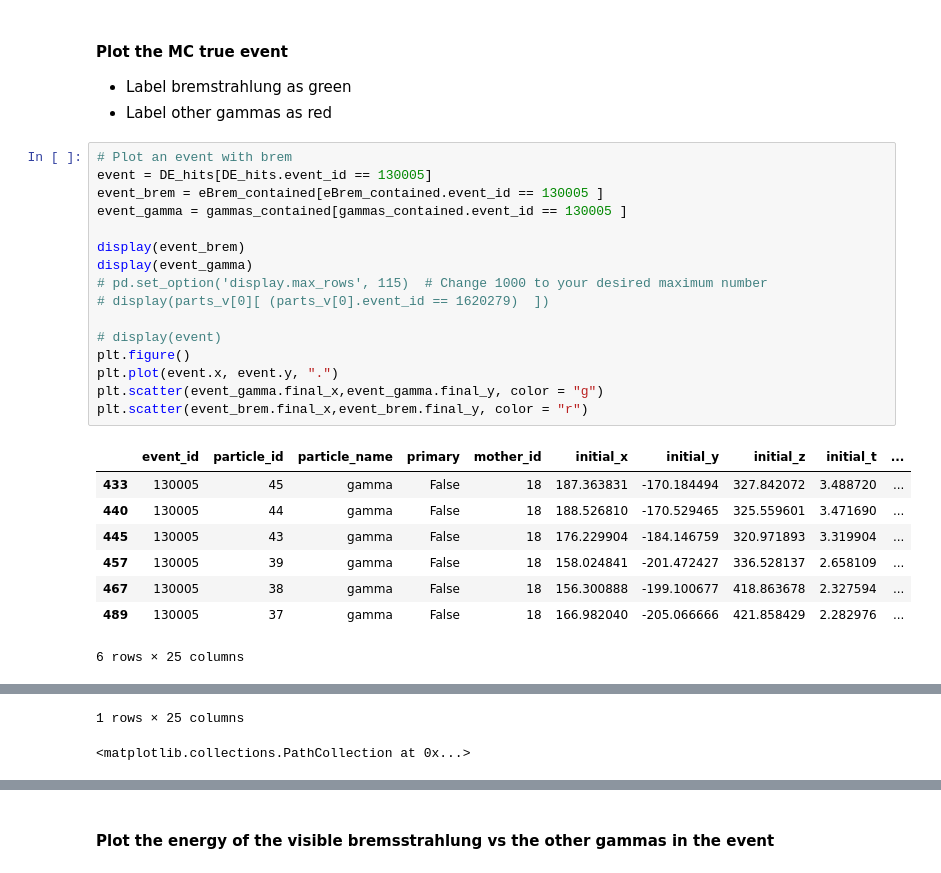
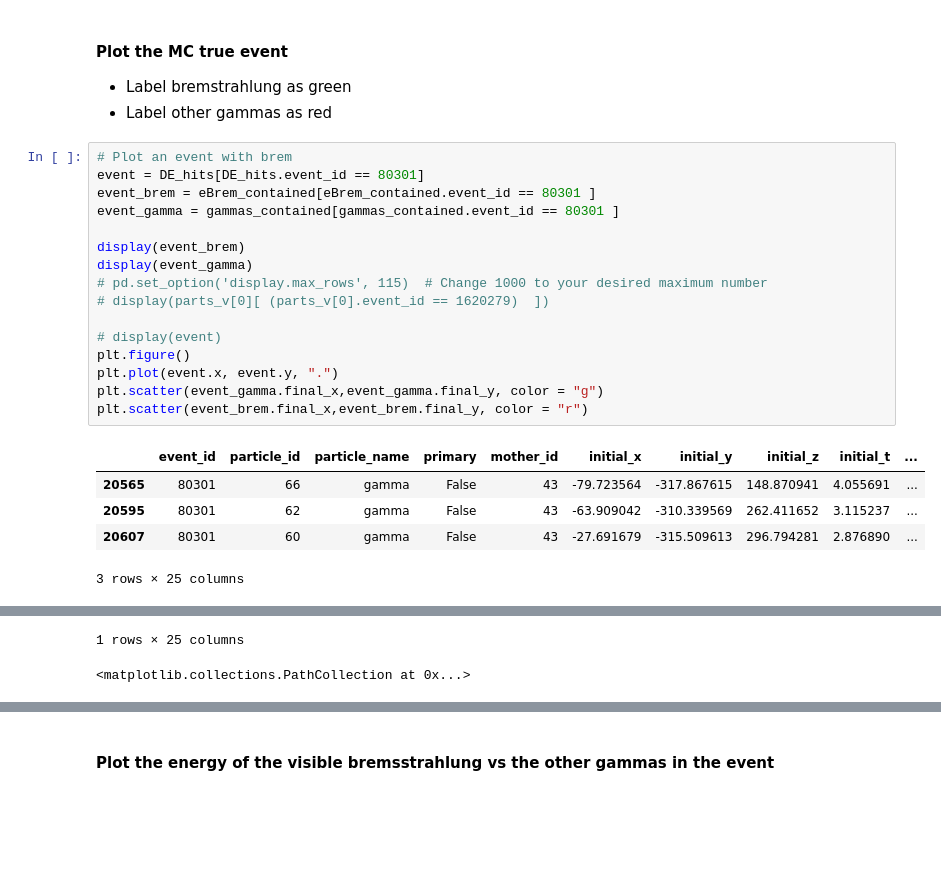
Before and after one commit to kvjmistry/DoubleBeta, a Jupyter notebook: Bremsstrahlung/StudyGammasPorts.ipynb, the cells around one changed output, grey strips where cells are left out. Cells and saved outputs as stored; diff of their text form; blank space fills up the shorter version.

```diff
--- a/Bremsstrahlung/StudyGammasPorts.ipynb
+++ b/Bremsstrahlung/StudyGammasPorts.ipynb
@@ -176,27 +193,24 @@ gammas_contained = gammas_contained[gammas_contained.kin_energy < 0.5] # remove
 - Label other gammas as red
 # %%
 # Plot an event with brem
-event = DE_hits[DE_hits.event_id == 130005]
-event_brem = eBrem_contained[eBrem_contained.event_id == 130005 ]
-event_gamma = gammas_contained[gammas_contained.event_id == 130005 ]
+event = DE_hits[DE_hits.event_id == 80301]
+event_brem = eBrem_contained[eBrem_contained.event_id == 80301 ]
+event_gamma = gammas_contained[gammas_contained.event_id == 80301 ]
 
 display(event_brem)
 display(event_gamma)
 # pd.set_option('display.max_rows', 115)  # Change 1000 to your desired maximum number
 # display(parts_v[0][ (parts_v[0].event_id == 1620279)  ])
 
 # display(event)
 plt.figure()
 plt.plot(event.x, event.y, ".")
 plt.scatter(event_gamma.final_x,event_gamma.final_y, color = "g")
 plt.scatter(event_brem.final_x,event_brem.final_y, color = "r")
 # %% [output]
 |  | event_id | particle_id | particle_name | primary | mother_id | initial_x | initial_y | initial_z | initial_t | ... |
-| 433 | 130005 | 45 | gamma | False | 18 | 187.363831 | -170.184494 | 327.842072 | 3.488720 | ... |
-| 440 | 130005 | 44 | gamma | False | 18 | 188.526810 | -170.529465 | 325.559601 | 3.471690 | ... |
-| 445 | 130005 | 43 | gamma | False | 18 | 176.229904 | -184.146759 | 320.971893 | 3.319904 | ... |
-| 457 | 130005 | 39 | gamma | False | 18 | 158.024841 | -201.472427 | 336.528137 | 2.658109 | ... |
-| 467 | 130005 | 38 | gamma | False | 18 | 156.300888 | -199.100677 | 418.863678 | 2.327594 | ... |
-| 489 | 130005 | 37 | gamma | False | 18 | 166.982040 | -205.066666 | 421.858429 | 2.282976 | ... |
+| 20565 | 80301 | 66 | gamma | False | 43 | -79.723564 | -317.867615 | 148.870941 | 4.055691 | ... |
+| 20595 | 80301 | 62 | gamma | False | 43 | -63.909042 | -310.339569 | 262.411652 | 3.115237 | ... |
+| 20607 | 80301 | 60 | gamma | False | 43 | -27.691679 | -315.509613 | 296.794281 | 2.876890 | ... |
-6 rows × 25 columns
+3 rows × 25 columns
 |  | event_id | particle_id | particle_name | primary | mother_id | initial_x | initial_y | initial_z | initial_t | ... |
```
Also changed, not shown: parts of 3 cells of this notebook.
